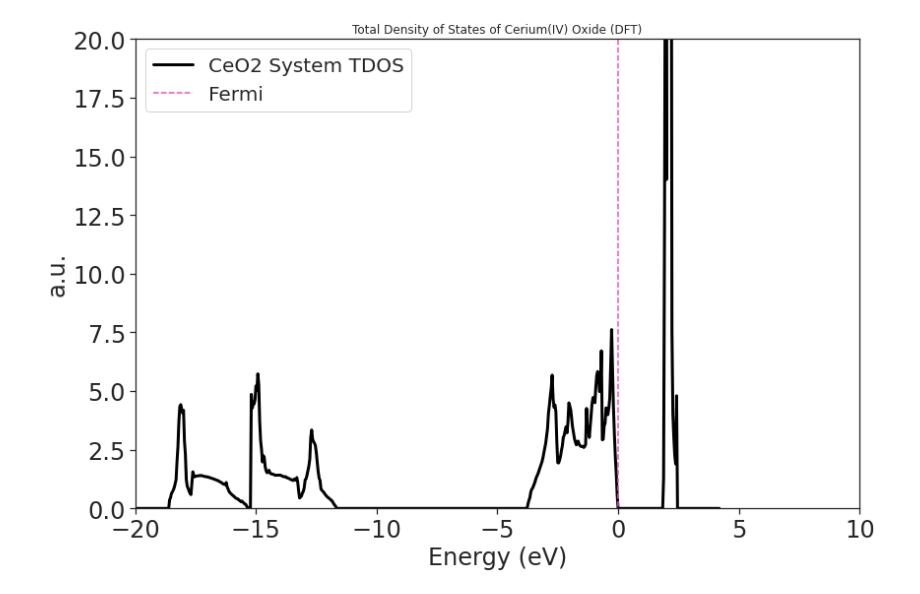
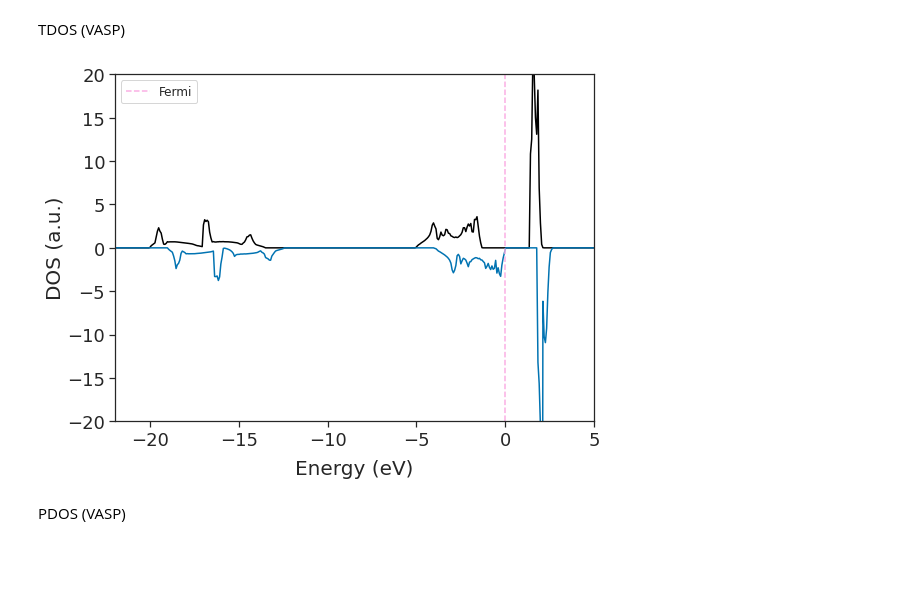
Before and after one commit to ajense28/Python-Scripts, a Jupyter notebook: plotAllCeO2.ipynb, the cells around one changed output. Cells and saved outputs as stored; diff of their text form; code cells hidden in the pictures; blank space fills up the shorter version.

```diff
--- a/plotAllCeO2.ipynb
+++ b/plotAllCeO2.ipynb
@@ -1,9 +1,10 @@
 # %%
-#!pip install seaborn numpy matplotlib phonopy phono3py
+#!pip install seaborn numpy matplotlib phonopy phono3py pyyaml
 import numpy as np
 import seaborn as sns
 import pandas as pd
 #import phono3py as pn
+import yaml as yaml
 
 import matplotlib.pylab as plt
 from matplotlib import rcParams
@@ -12,14 +13,16 @@ import matplotlib.cbook as cbook
 from matplotlib.lines import Line2D
 
 rcParams.update({'figure.autolayout': True})
-sns.set_style("whitegrid", rc={"axes.edgecolor": "k"})
+sns.set_style("whitegrid", rc={"axes.edgecolor": "k", "axes.linewidth":2.})
 sns.set_style("ticks", {"xtick.major.size":8,"ytick.major.size":8})
 
-sns.set_context("notebook",rc={"grid.linewidth": 0,
-                            "font.family":"Helvetica", "axes.labelsize":24.,"xtick.labelsize":24.,
-                            "ytick.labelsize":24., "legend.fontsize":20.}) # https://seaborn.pydata.org/tutorial/aesthetics.html
+sns.set_context("notebook",rc={"grid.linewidth": 0.1,
+                            "font.family":"Helvetica", "axes.labelsize":20.,"xtick.labelsize":18.,
+                            "ytick.labelsize":18., "legend.fontsize":12.,"title.labelsize":14.}) # https://seaborn.pydata.org/tutorial/aesthetics.html
 
-colors = sns.color_palette("bright", 12) #https://seaborn.pydata.org/tutorial/color_palettes.html
+colors = sns.color_palette("colorblind", 8) #https://seaborn.pydata.org/tutorial/color_palettes.html
 
 display(colors)
+# color key: main element = 'k', additional elements = colors[0,1,2,...], fermi = colors[6], kpoints = colors[7]
+# have dft='k' 'solid'; gfn1=colors[10] 'dotted'; gfn2=colors[11] 'dashed'
 # %% [output]
@@ -64,22 +160,27 @@ def location_kpts_dft(kpoints, bands): # input vector of KPOINTS and REFORMATTED
+# %% [markdown]
+TDOS (VASP)
 # %%
-# density of state
-# get vals
-TDOSDFT = np.array(np.loadtxt('./CeO2/DFT/3-DOS/TDOS.dat'))
-fermiDFT = 0.02349 #-6.381170  #set at upper edge of valence
-# plot TDOS
-fig1 = plt.figure(figsize=(12,8))
-plt.plot(TDOSDFT[:,0]-fermiDFT, TDOSDFT[:,1], color='k',lw=3, label='CeO2 System TDOS')
-plt.vlines(0,-10,110,color=colors[6],linestyle='dashed', label='Fermi')
-plt.xlabel('Energy (eV)')
-plt.ylabel('a.u.')
-plt.xlim(-20,10)
-plt.ylim(-0,20)
+# density of states
+dos = np.array(np.loadtxt('./plot-src/CeO2_VASP_TDOS.dat'))
+fig = plt.figure(figsize=(8,6))
+fermi = 0 #((-1.30344) -1.42856)/2 # vasp says -7.186082, this is fermi used for composite plot
+plt.plot(dos[:,0]-fermi, dos[:,1], color='black')
+plt.plot(dos[:,0]-fermi, dos[:,2], color=colors[0])
+plt.vlines(0,-20,20,color=colors[6],linestyle='dashed',label='Fermi')
+plt.xlabel('Energy (eV)',  labelpad = 10)
+plt.ylabel('DOS (a.u.)', labelpad = 3)
+plt.xticks(fontsize=18)
+plt.yticks(fontsize=18)
+plt.ylim(-20,20)
+plt.xlim(-22,5)
 plt.legend()
-plt.title('Total Density of States of Cerium(IV) Oxide (DFT)')
-plt.savefig('./figures/CeO2-TDOS-DFT.jpeg',  bbox_inches='tight', pad_inches = 1, dpi=400)
-plt.show()
+#plt.title('Cerium(IV) Oxide Density of States Plot (VASP)')
+plt.savefig('./plot-fig/CeO2_VASP_TDOS.jpeg',  bbox_inches='tight', pad_inches = 1, dpi=400)
+plt.show()#plt.close() #
 # %% [output]
-[figure, old version]
+[figure, new version]
+# %% [markdown]
+PDOS (VASP)
 # %%
 # partial density of state
 # get vals
```
Also changed, not shown: parts of 31 cells of this notebook, 1 other file.
